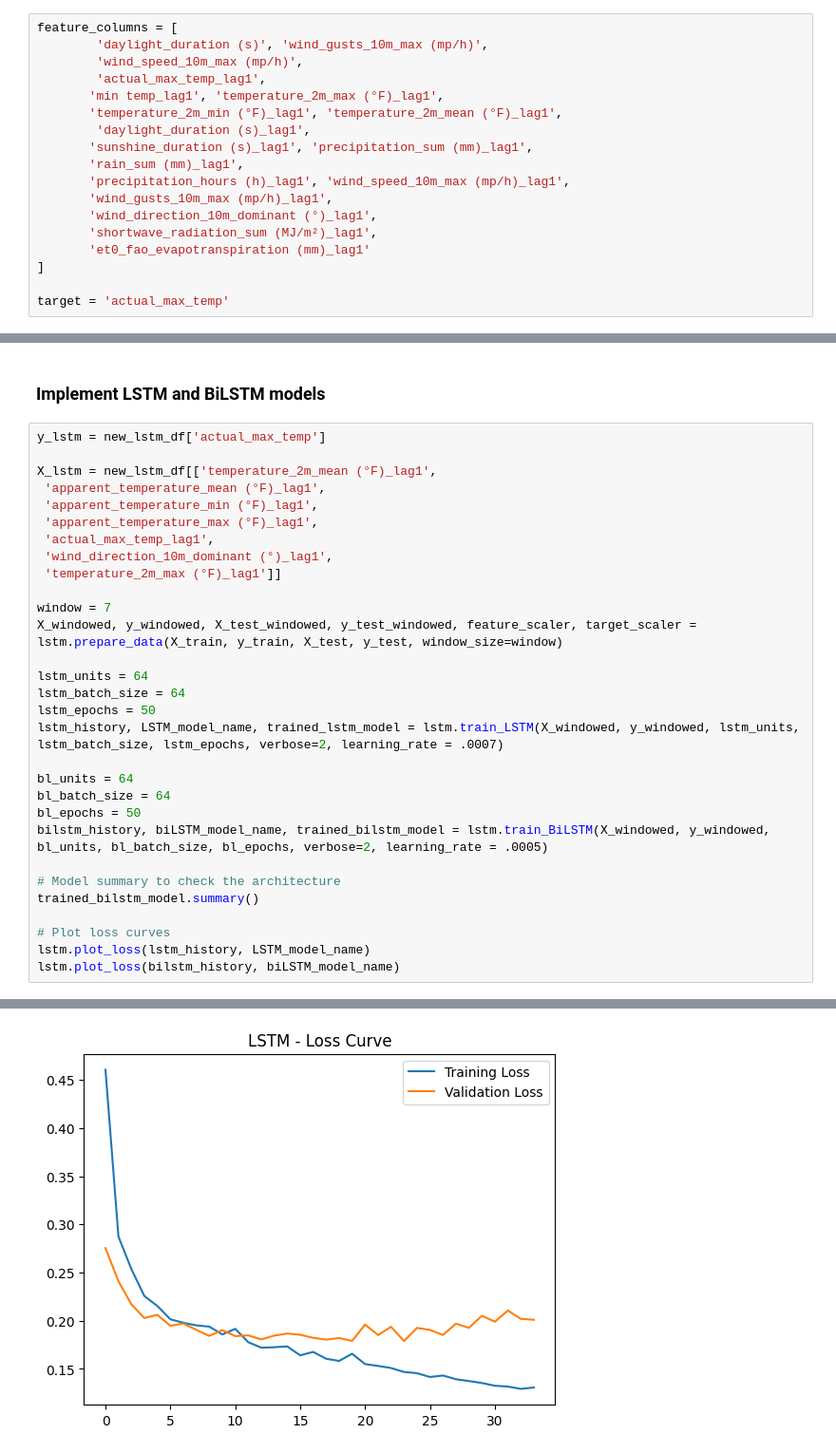
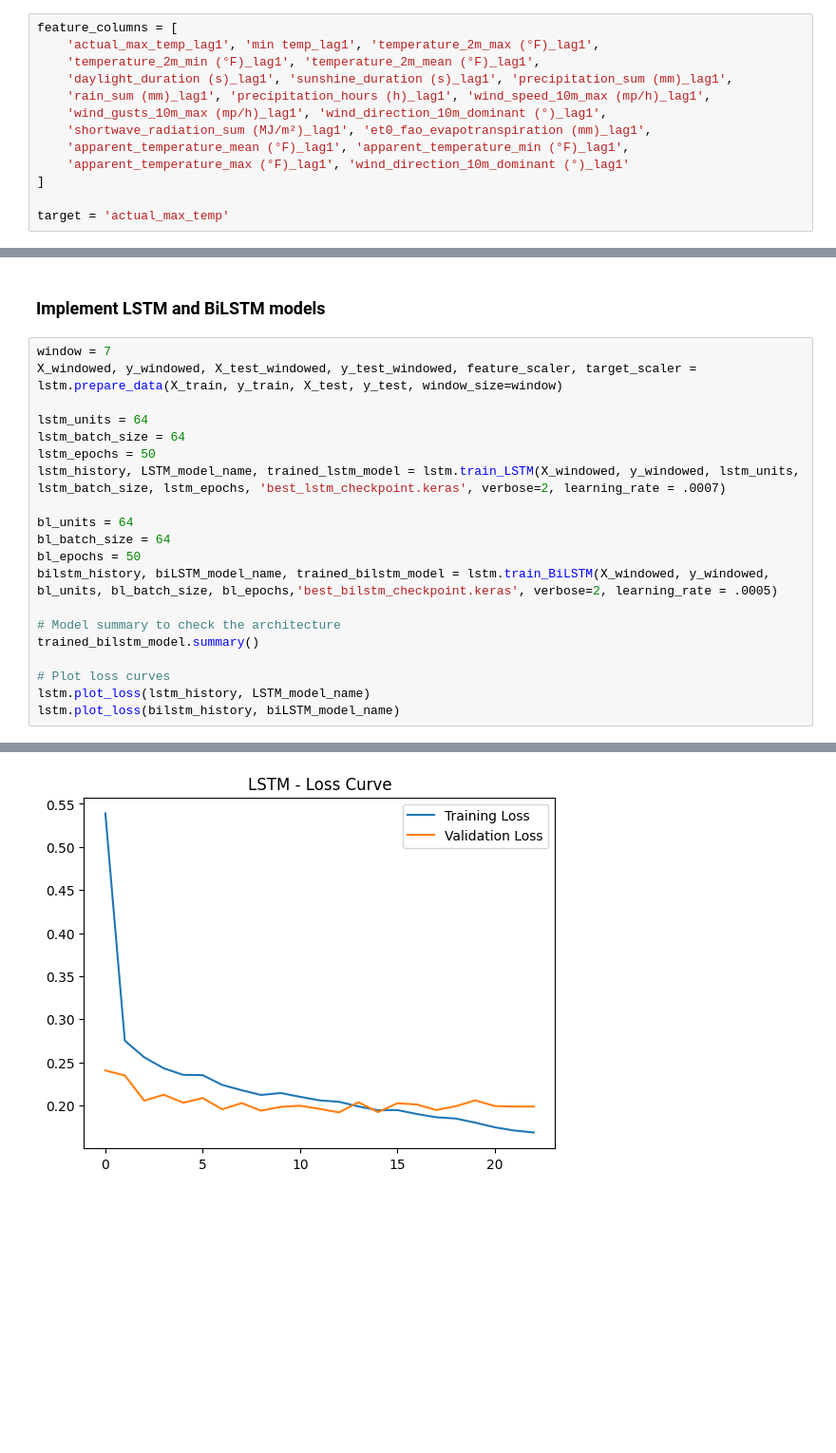
Before and after one commit to comp484-IntroToAI/semester-project-bram-long, a Jupyter notebook: MiamiWeather.ipynb, the cells around one changed output, grey strips where cells are left out. Shown at 95% size. Drawn from its saved outputs; the diff is of its cells as text; blank space fills up the shorter version.

```diff
--- a/MiamiWeather.ipynb
+++ b/MiamiWeather.ipynb
@@ -79,19 +77,14 @@ new_lstm_df = newdf.copy()
 ## Create training sets
 # %%
 feature_columns = [
-        'daylight_duration (s)', 'wind_gusts_10m_max (mp/h)',
-        'wind_speed_10m_max (mp/h)',
-        'actual_max_temp_lag1',
-       'min temp_lag1', 'temperature_2m_max (°F)_lag1',
-       'temperature_2m_min (°F)_lag1', 'temperature_2m_mean (°F)_lag1',
-        'daylight_duration (s)_lag1',
-       'sunshine_duration (s)_lag1', 'precipitation_sum (mm)_lag1',
-       'rain_sum (mm)_lag1',
-       'precipitation_hours (h)_lag1', 'wind_speed_10m_max (mp/h)_lag1',
-       'wind_gusts_10m_max (mp/h)_lag1',
-       'wind_direction_10m_dominant (°)_lag1',
-       'shortwave_radiation_sum (MJ/m²)_lag1',
-       'et0_fao_evapotranspiration (mm)_lag1'
+    'actual_max_temp_lag1', 'min temp_lag1', 'temperature_2m_max (°F)_lag1',
+    'temperature_2m_min (°F)_lag1', 'temperature_2m_mean (°F)_lag1',
+    'daylight_duration (s)_lag1', 'sunshine_duration (s)_lag1', 'precipitation_sum (mm)_lag1',
+    'rain_sum (mm)_lag1', 'precipitation_hours (h)_lag1', 'wind_speed_10m_max (mp/h)_lag1',
+    'wind_gusts_10m_max (mp/h)_lag1', 'wind_direction_10m_dominant (°)_lag1',
+    'shortwave_radiation_sum (MJ/m²)_lag1', 'et0_fao_evapotranspiration (mm)_lag1',
+    'apparent_temperature_mean (°F)_lag1', 'apparent_temperature_min (°F)_lag1',
+    'apparent_temperature_max (°F)_lag1', 'wind_direction_10m_dominant (°)_lag1'
 ]
 
 target = 'actual_max_temp'
@@ -147,28 +147,18 @@ Root Mean Squared Error (RMSE): 2.7533638232072057
 # %% [markdown]
 ### Implement LSTM and BiLSTM models
 # %%
-y_lstm = new_lstm_df['actual_max_temp']
-
-X_lstm = new_lstm_df[['temperature_2m_mean (°F)_lag1',
- 'apparent_temperature_mean (°F)_lag1',
- 'apparent_temperature_min (°F)_lag1',
- 'apparent_temperature_max (°F)_lag1',
- 'actual_max_temp_lag1',
- 'wind_direction_10m_dominant (°)_lag1',
- 'temperature_2m_max (°F)_lag1']]
-
 window = 7
 X_windowed, y_windowed, X_test_windowed, y_test_windowed, feature_scaler, target_scaler = lstm.prepare_data(X_train, y_train, X_test, y_test, window_size=window)
 
 lstm_units = 64
 lstm_batch_size = 64
 lstm_epochs = 50
-lstm_history, LSTM_model_name, trained_lstm_model = lstm.train_LSTM(X_windowed, y_windowed, lstm_units, lstm_batch_size, lstm_epochs, verbose=2, learning_rate = .0007)
+lstm_history, LSTM_model_name, trained_lstm_model = lstm.train_LSTM(X_windowed, y_windowed, lstm_units, lstm_batch_size, lstm_epochs, 'best_lstm_checkpoint.keras', verbose=2, learning_rate = .0007)
 
 bl_units = 64
 bl_batch_size = 64
 bl_epochs = 50
-bilstm_history, biLSTM_model_name, trained_bilstm_model = lstm.train_BiLSTM(X_windowed, y_windowed, bl_units, bl_batch_size, bl_epochs, verbose=2, learning_rate = .0005)
+bilstm_history, biLSTM_model_name, trained_bilstm_model = lstm.train_BiLSTM(X_windowed, y_windowed, bl_units, bl_batch_size, bl_epochs,'best_bilstm_checkpoint.keras', verbose=2, learning_rate = .0005)
 
 # Model summary to check the architecture
 trained_bilstm_model.summary()
@@ -221 +214 @@ Model: "sequential_1"
-[figure, old version]
+[figure, new version]
```
Also changed, not shown: parts of 17 cells of this notebook, 8 other files.
